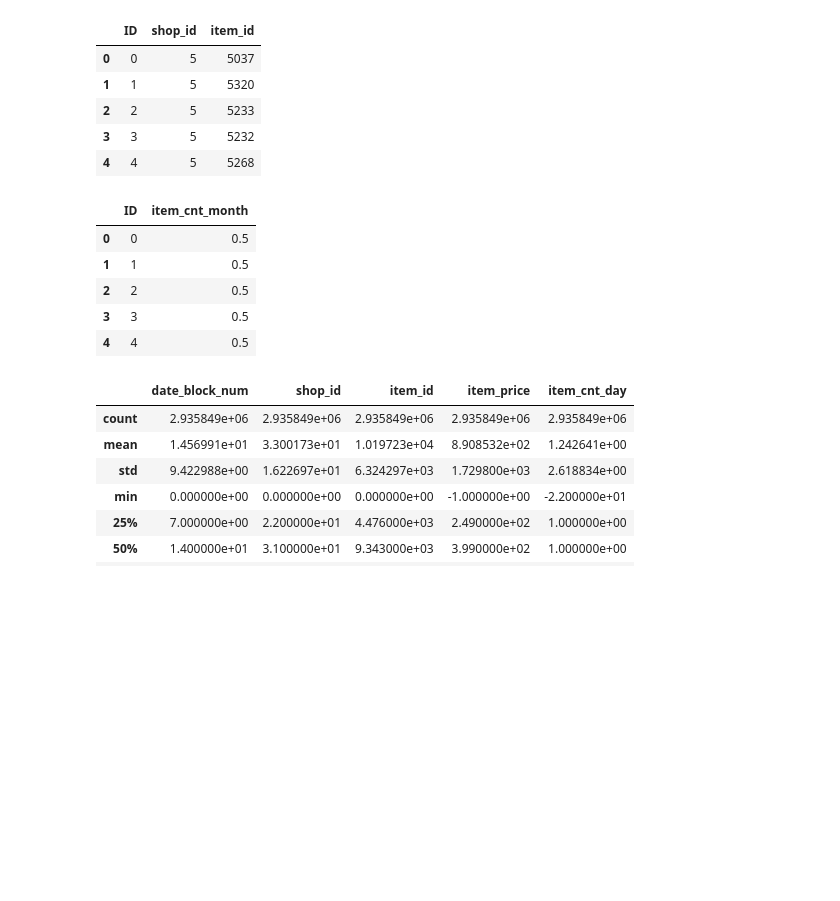
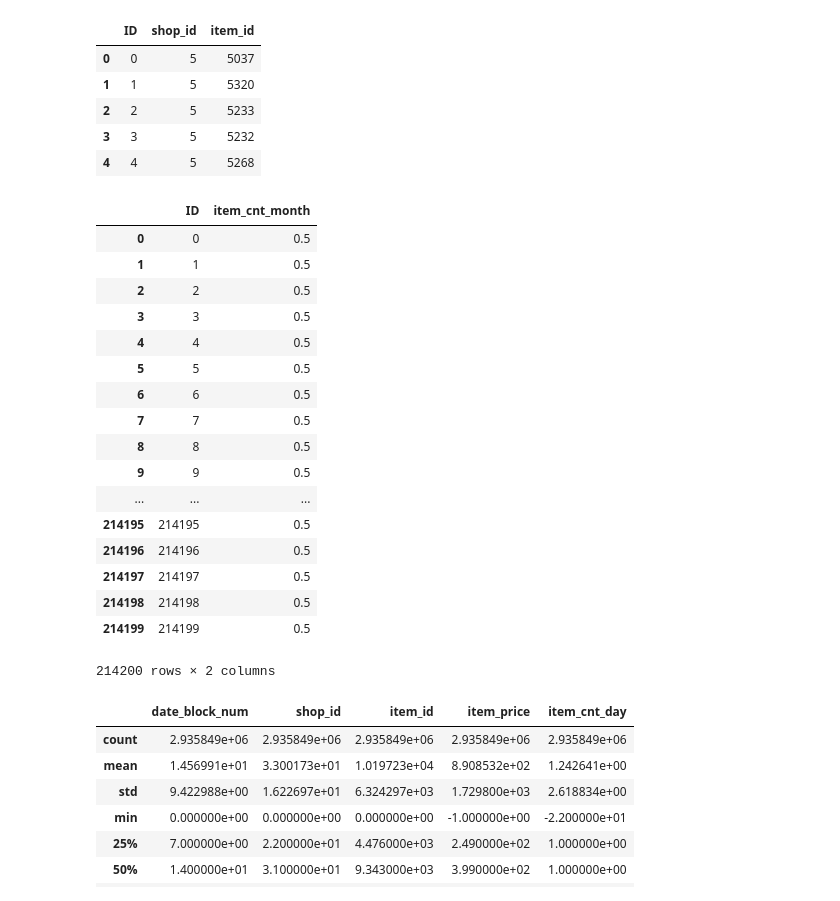
Before and after one commit to nightteatime/studygroup, a Jupyter notebook: kaggle - predict future sales/Kaggle1_StudyGroup_vz.ipynb, the cells around one changed output. Drawn from its saved outputs; the diff is of its cells as text; code cells hidden in the pictures; blank space fills up the shorter version.

```diff
--- a/kaggle - predict future sales/Kaggle1_StudyGroup_vz.ipynb
+++ b/kaggle - predict future sales/Kaggle1_StudyGroup_vz.ipynb
@@ -121,14 +128,26 @@ test.head()
 | 3 | 3 | 5 | 5232 |
 | 4 | 4 | 5 | 5268 |
 # %%
-sample1.head()
+sample1
 # %% [output]
 |  | ID | item_cnt_month |
 | 0 | 0 | 0.5 |
 | 1 | 1 | 0.5 |
 | 2 | 2 | 0.5 |
 | 3 | 3 | 0.5 |
 | 4 | 4 | 0.5 |
+| 5 | 5 | 0.5 |
+| 6 | 6 | 0.5 |
+| 7 | 7 | 0.5 |
+| 8 | 8 | 0.5 |
+| 9 | 9 | 0.5 |
+| ... | ... | ... |
+| 214195 | 214195 | 0.5 |
+| 214196 | 214196 | 0.5 |
+| 214197 | 214197 | 0.5 |
+| 214198 | 214198 | 0.5 |
+| 214199 | 214199 | 0.5 |
+214200 rows × 2 columns
 # %%
 sales_train.describe()
 # %% [output]
```
Also changed, not shown: parts of 4 cells of this notebook, 1 other file.
